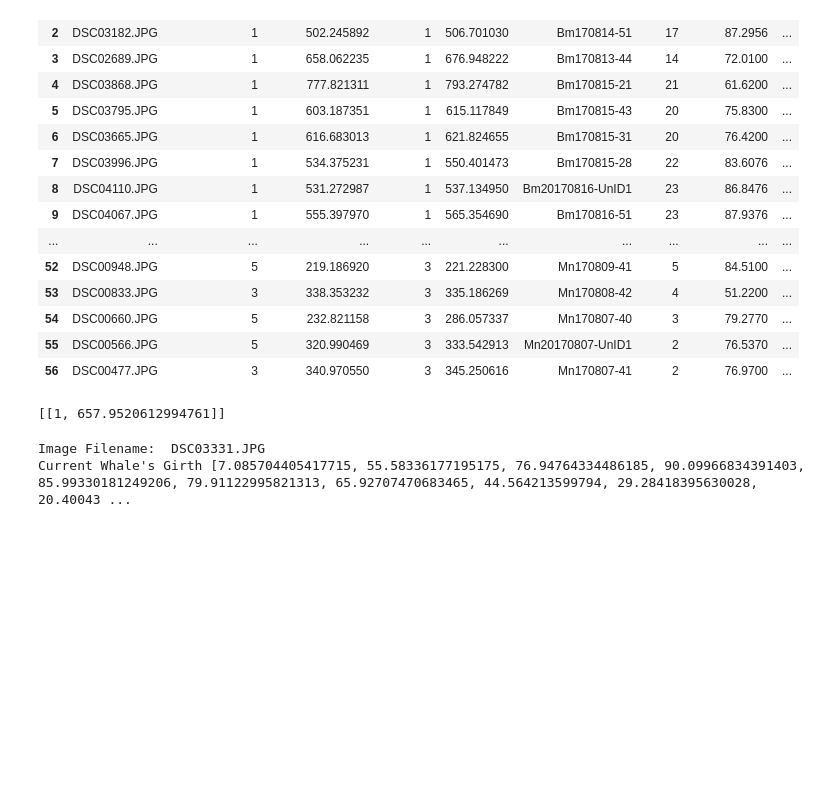
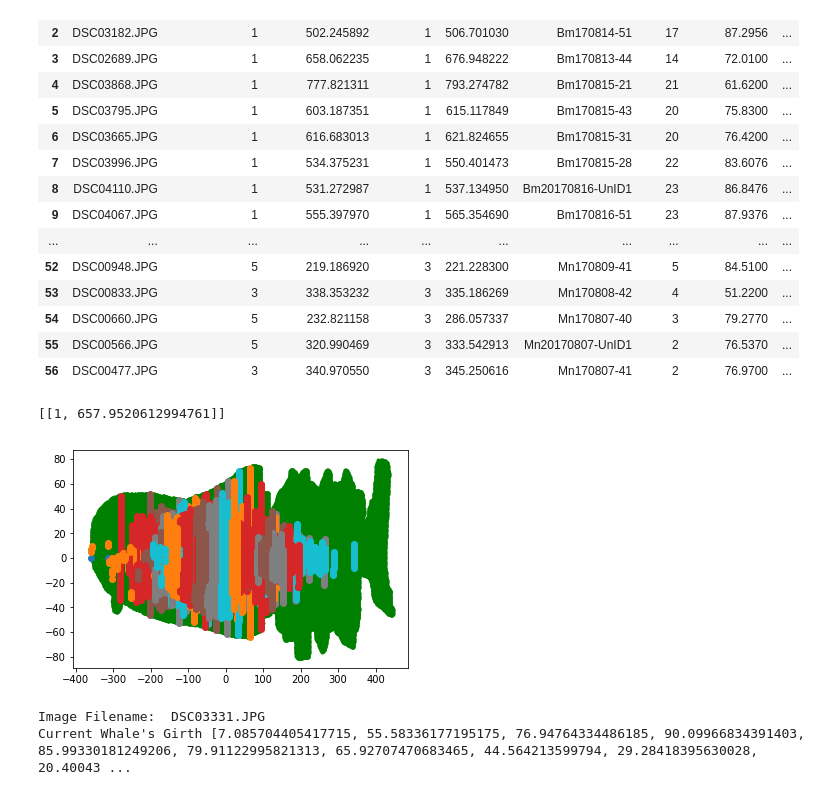
Before and after one commit to patrickcgray/cetacean_photogram, a Jupyter notebook: photogram.ipynb, the cells around one changed output. Cells and saved outputs as stored; diff of their text form; code cells hidden in the pictures; blank space fills up the shorter version.

Commit message:
adding girth csv and bit of code to create that

```diff
--- a/photogram.ipynb
+++ b/photogram.ipynb
@@ -313,18 +313,18 @@ def append_measurements(results_list, manual=False):
 def girth(results_list, num_of_increments, manual=False, visualize=False):
 
     girth_measurements = []
-    #girth_df = pd.DataFrame(columns=['Image','girth_array'])
+    girth_df = pd.DataFrame(columns=['Image','girth_array'])
 
 
     for detection_result in results_list:
         detected_mask_list = detection_result[0][0]
-        gt_mask_list = detection_result[3]
+        #gt_mask_list = detection_result[3]
 
         detected_body_list = find_correct_masks(detected_mask_list)
-        gt_body_list = find_correct_masks(gt_mask_list)
+        #gt_body_list = find_correct_masks(gt_mask_list)
 
         length = detection_result[-1][1]
-        gt_length = detection_result[-2][1]
+        #gt_length = detection_result[-2][1]
 
         largest_body_index = detection_result[-1][0]
         #gt_largest_body_index =
@@ -397,25 +397,9 @@ def girth(results_list, num_of_increments, manual=False, visualize=False):
             currentX = currentX + increment
 
         girth_measurements.append((current_whale_girth, detection_result[1]))
-        """
-    for index, img in enumerate(appended_detections):
-        try:
-            longest_length = 0
-            longest_mask_index = None
-            longest_detection = None
-            for mask_index, detection in enumerate(img[4]): # this is the detected mask class and can have multiple
-                # take the longest mask
-                if detection[1] > longest_length:
-                    longest_detection = detection
-                    longest_length = detection[1]
-                    longest_mask_index = mask_index
 
-            img.append([longest_mask_index, longest_length])
-
-            detections_df = detections_df.append({"Image": img[1], "detected_class": longest_detection[0],
-                               "detected_pix_len": longest_detection[1], 'gt_class' : img[5][0][0],
-                              "gt_pix_len" : img[5][0][1]}, ignore_index=True)
-        """
+        girth_df = girth_df.append({"Image": detection_result[1],
+                                    "girth_array": current_whale_girth}, ignore_index=True)
         if visualize:
             print("Image Filename: ", detection_result[1])
             print("Current Whale's Girth", current_whale_girth)
@@ -425,7 +409,7 @@ def girth(results_list, num_of_increments, manual=False, visualize=False):
             plt.ylim([minY - 200, maxY + 200])
             plt.show()
 
-    return girth_measurements
+    return girth_measurements, girth_df
 # %%
 def get_pd_from_csv(csv_fn):
     measurements = pd.read_csv(csv_fn)
@@ -590,3 +574,7 @@ detection_df.to_csv("measurements_092018.csv")
 detection_results[0][-2]
 # %% [output]
 [[1, 657.9520612994761]]
+# %%
+girth_array, girth_df = girth(detection_results, 10)
+# %% [output]
+[figure, added]
```
Also changed, not shown: parts of 1 cell of this notebook, 1 other file.
